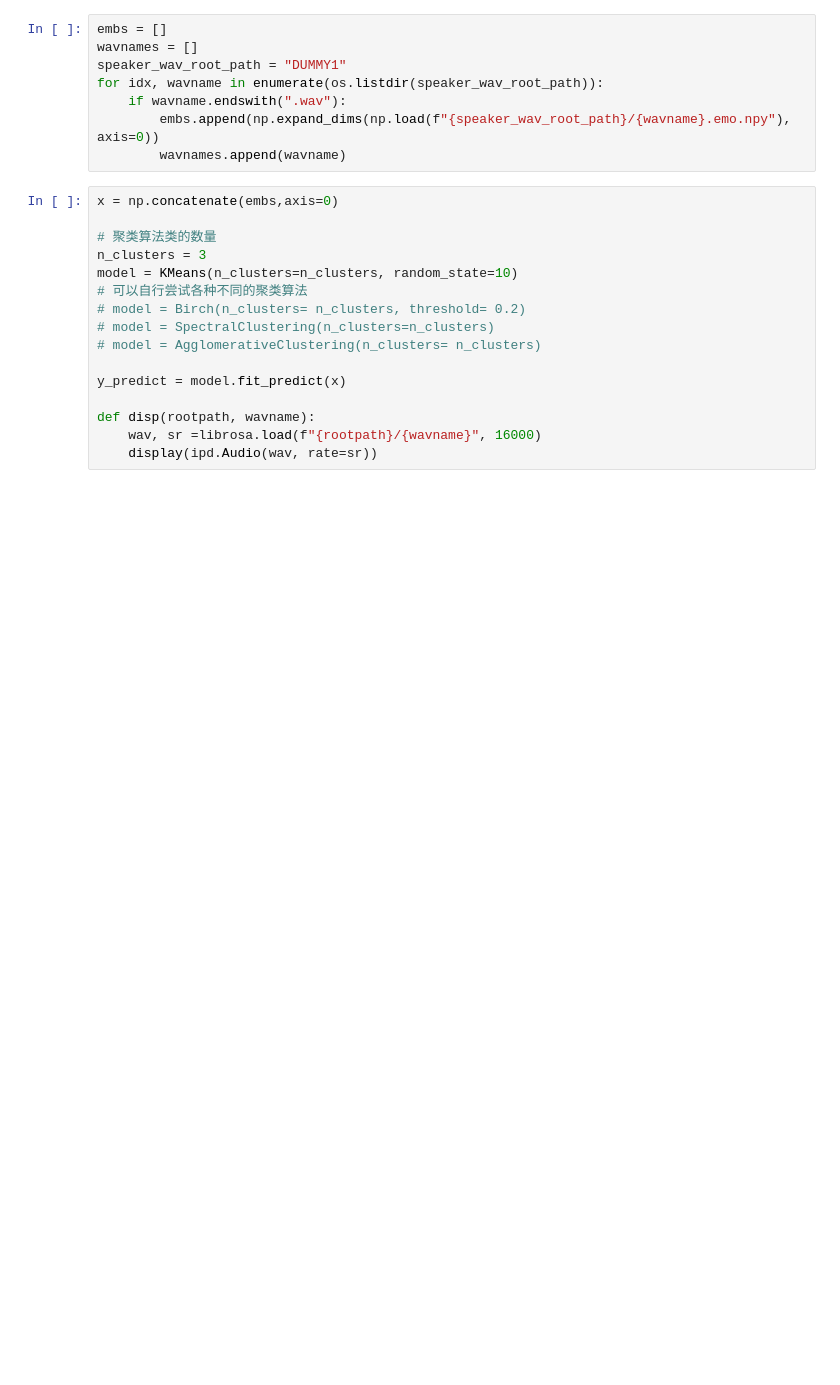
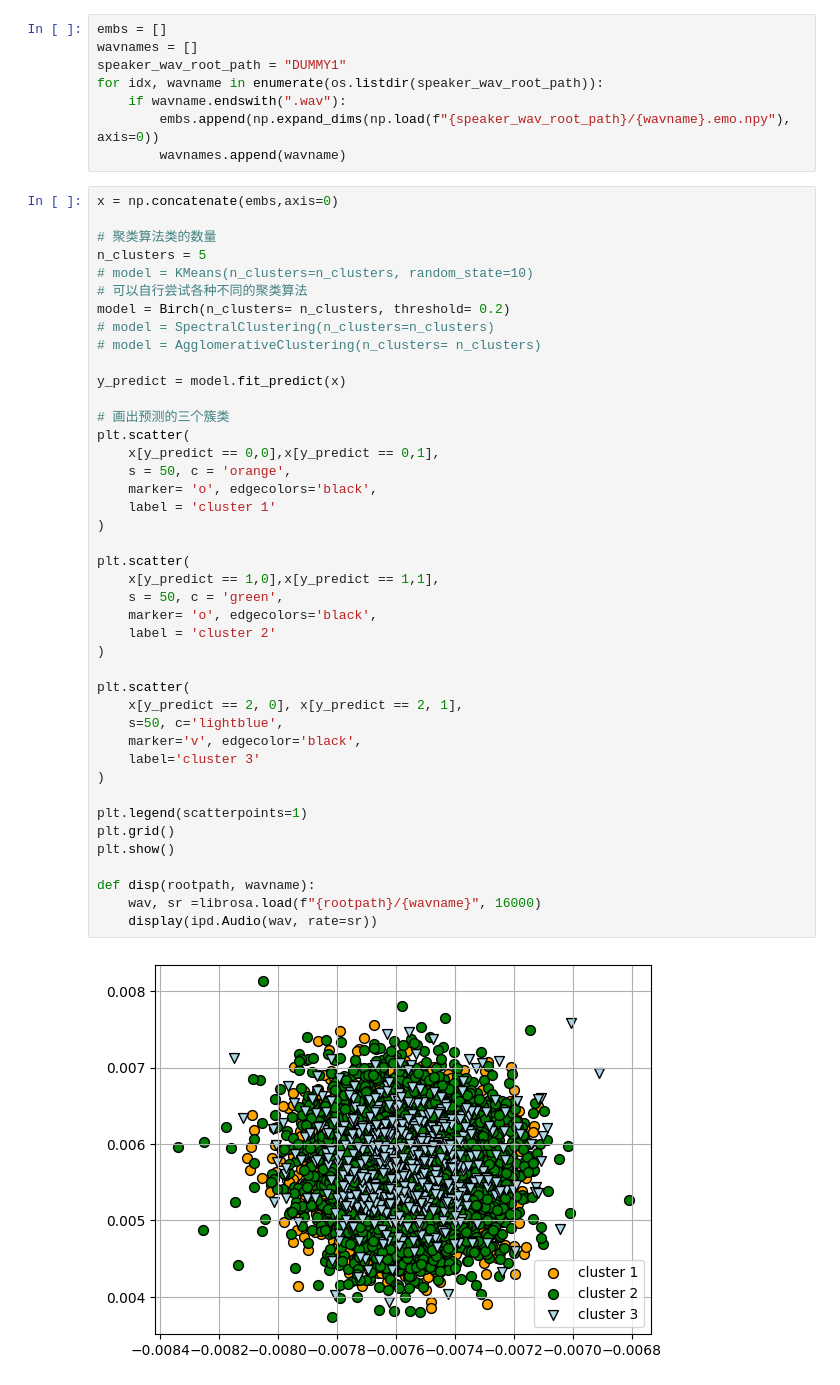
Before and after one commit to YasinLin/mb-istft-vits2-emotional, a Jupyter notebook: emotion_clustering.ipynb, the cells around one changed output. Drawn from its saved outputs; the diff is of its cells as text; blank space fills up the shorter version.

```diff
--- a/emotion_clustering.ipynb
+++ b/emotion_clustering.ipynb
@@ -17,19 +19,47 @@ for idx, wavname in enumerate(os.listdir(speaker_wav_root_path)):
 # %%
 x = np.concatenate(embs,axis=0)
 
 # 聚类算法类的数量
-n_clusters = 3
-model = KMeans(n_clusters=n_clusters, random_state=10)
+n_clusters = 5
+# model = KMeans(n_clusters=n_clusters, random_state=10)
 # 可以自行尝试各种不同的聚类算法
-# model = Birch(n_clusters= n_clusters, threshold= 0.2)
+model = Birch(n_clusters= n_clusters, threshold= 0.2)
 # model = SpectralClustering(n_clusters=n_clusters)
 # model = AgglomerativeClustering(n_clusters= n_clusters)
 
 y_predict = model.fit_predict(x)
 
+# 画出预测的三个簇类
+plt.scatter(
+    x[y_predict == 0,0],x[y_predict == 0,1],
+    s = 50, c = 'orange',
+    marker= 'o', edgecolors='black',
+    label = 'cluster 1'
+)
+
+plt.scatter(
+    x[y_predict == 1,0],x[y_predict == 1,1],
+    s = 50, c = 'green',
+    marker= 'o', edgecolors='black',
+    label = 'cluster 2'
+)
+
+plt.scatter(
+    x[y_predict == 2, 0], x[y_predict == 2, 1],
+    s=50, c='lightblue',
+    marker='v', edgecolor='black',
+    label='cluster 3'
+)
+
+plt.legend(scatterpoints=1)
+plt.grid()
+plt.show()
+
 def disp(rootpath, wavname):
     wav, sr =librosa.load(f"{rootpath}/{wavname}", 16000)
     display(ipd.Audio(wav, rate=sr))
+# %% [output]
+[figure, added]
 # %%
 classes=[[] for i in range(y_predict.max()+1)]
 
```
Also changed, not shown: parts of 3 cells of this notebook, 26 other files.
